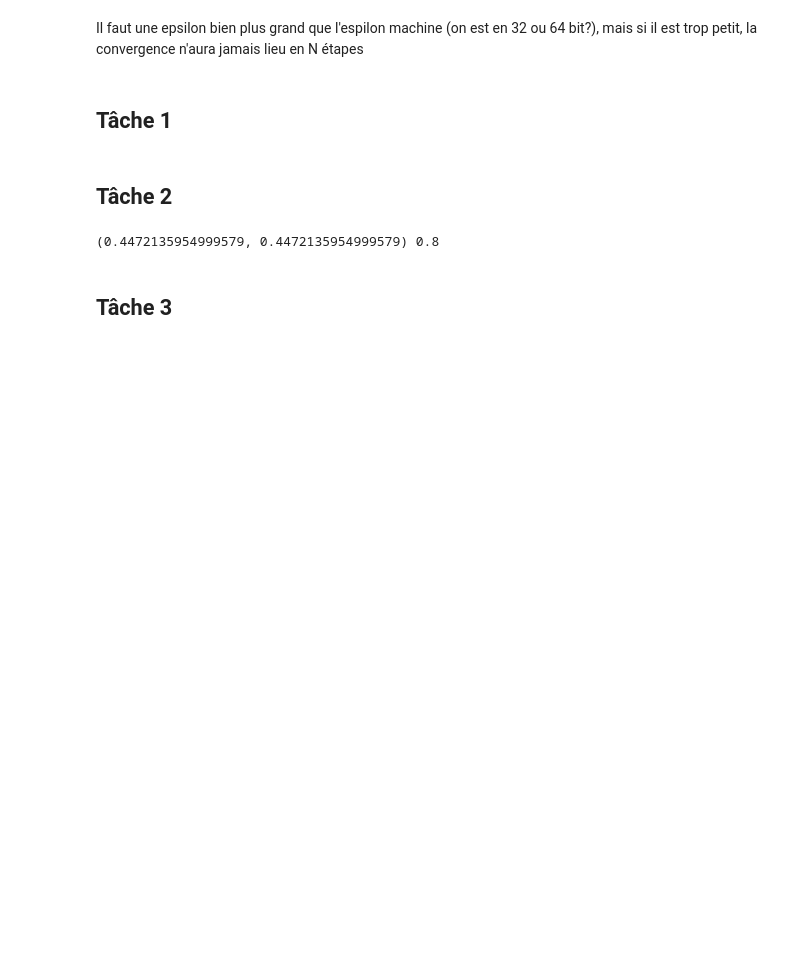
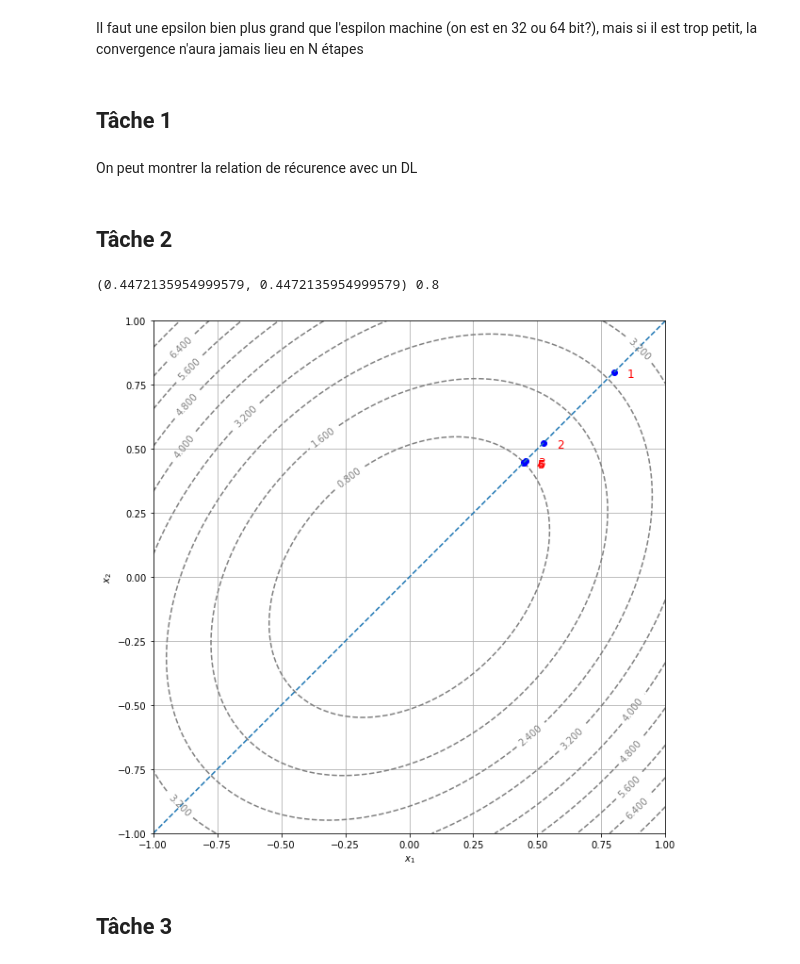
Before and after one commit to fllaser/projet-maths-diff, a Jupyter notebook: Rendu.ipynb, the cells around one changed output. Drawn from its saved outputs; the diff is of its cells as text; code cells hidden in the pictures; blank space fills up the shorter version.

```diff
--- a/Rendu.ipynb
+++ b/Rendu.ipynb
@@ -105,9 +108,18 @@ Ca doit découler de la question précédente du coup
 Il faut une epsilon bien plus grand que l'espilon machine (on est en 32 ou 64 bit?), mais si il est trop petit, la convergence n'aura jamais lieu en N étapes
 # %% [markdown]
 ## Tâche 1
+# %% [markdown]
+On peut montrer la relation de récurence avec un DL
 # %%
+#On prépare pour le rendu graphique de la question suivante
+Pointsx=[]
+Pointsy=[]
+
+
 def Newton(F, x0, y0, eps=eps, N=N):
     Jacf=J(F)
+    Pointsx.append(x0)
+    Pointsy.append(y0)
     for _ in range(N):
         Z=np.array([x0,y0])
         FZ=np.array(F(x0,y0))
@@ -115,6 +127,8 @@ def Newton(F, x0, y0, eps=eps, N=N):
         Z = Z - np.transpose(np.dot(Jinv, np.transpose(FZ) ))
         x = Z[0]
         y = Z[1]
+        Pointsx.append(x)
+        Pointsy.append(y)
         if np.sqrt((x - x0)**2 + (y - y0)**2) <= eps:
             return x, y
         x0, y0 = x, y
@@ -122,18 +136,39 @@ def Newton(F, x0, y0, eps=eps, N=N):
         raise ValueError(f"no convergence in {N} steps.")
 # %% [markdown]
 ## Tâche 2
-# %%
-c=0.8
-
-def G(x,y):
-    return np.array([f1(x,y)-c,x-y])
-
-N=Newton(G,c,c)
-print(N,f1(N[0],N[1]))
-
-#on trouve bien f(N)=0,8
-# %% [output]
-(0.4472135954999579, 0.4472135954999579) 0.8
+# %%
+c=0.8
+
+def G(x,y):
+    return np.array([f1(x,y)-c,x-y])
+
+
+res=Newton(G,c,c)
+print(res,f1(res[0],res[1]))
+
+
+display_contour(
+    f1,
+    x=np.linspace(-1.0, 1.0, 100),
+    y=np.linspace(-1.0, 1.0, 100),
+    levels=10 # 10 levels, automatically selected
+)
+
+plt.plot(Pointsx,Pointsy,'bo')
+i=1
+for x, y in zip(Pointsx, Pointsy):
+    plt.text(x+0.05, y-0.02, str(i), color="red", fontsize=12)
+    i+=1
+
+
+plt.plot([-1,1],[-1,1],'--')
+plt.show()
+
+
+#On observe la convergence ultra-rapide typique de la méthode de Newton
+# %% [output]
+(0.4472135954999579, 0.4472135954999579) 0.8
+[figure, added]
 # %% [markdown]
 ## Tâche 3
 # %% [markdown]
```
Also changed, not shown: parts of 8 cells of this notebook, 1 other file.
